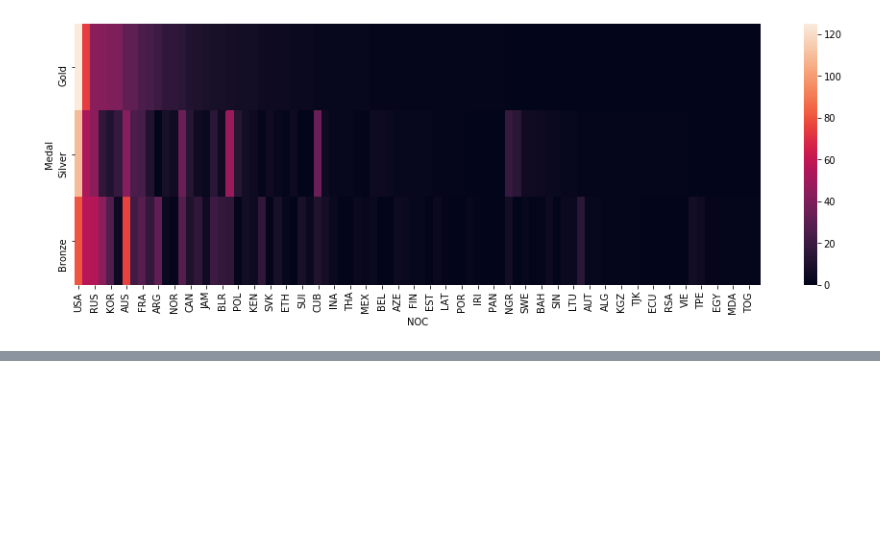
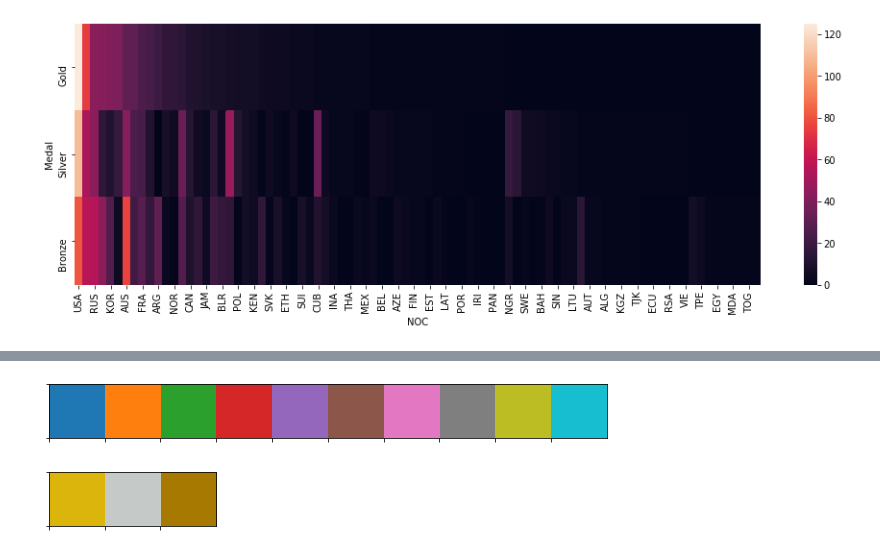
Before and after one commit to dariushazimi/notebooks, a Jupyter notebook: PandasTraining.ipynb, the cells around one changed output, grey strips where cells are left out. Drawn from its saved outputs; the diff is of its cells as text; code cells hidden in the pictures; blank space fills up the shorter version.

Commit message:
Added custom colormap with seaborn

```diff
--- a/PandasTraining.ipynb
+++ b/PandasTraining.ipynb
@@ -1728,0 +1798,10 @@ sns.heatmap(g)
+# %%
+sns.palplot(sns.color_palette())
+# %% [output]
+[figure, added]
+# %%
+# let create a list for our color pallete
+gsb = ['#dbb40c', '#c5c9c7', '#a87900']
+sns.palplot(sns.color_palette(gsb))
+# %% [output]
+[figure, added]
```
Also changed, not shown: parts of 11 cells of this notebook.
